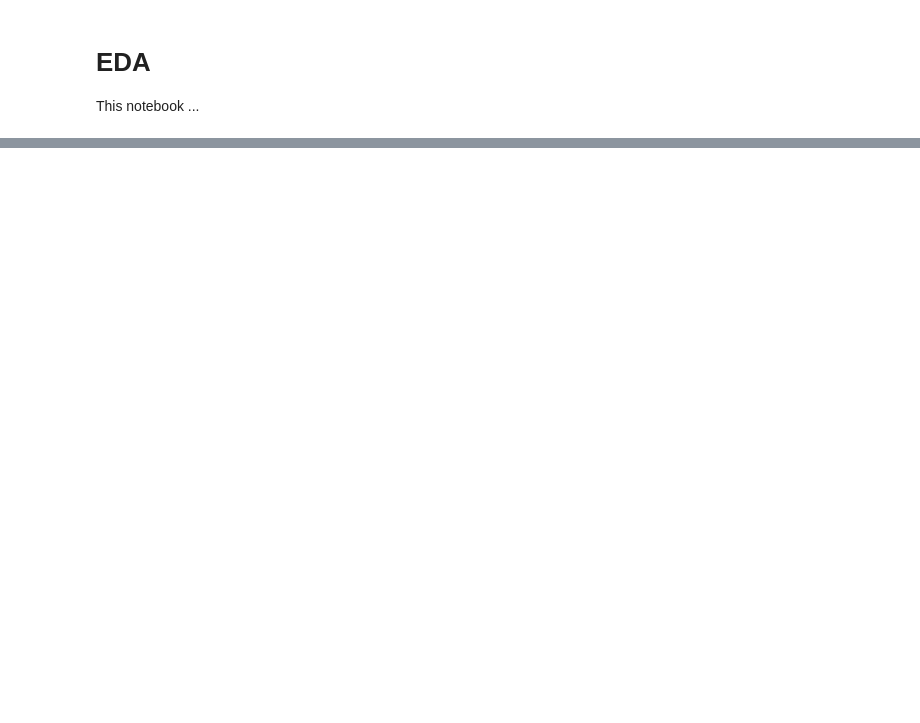
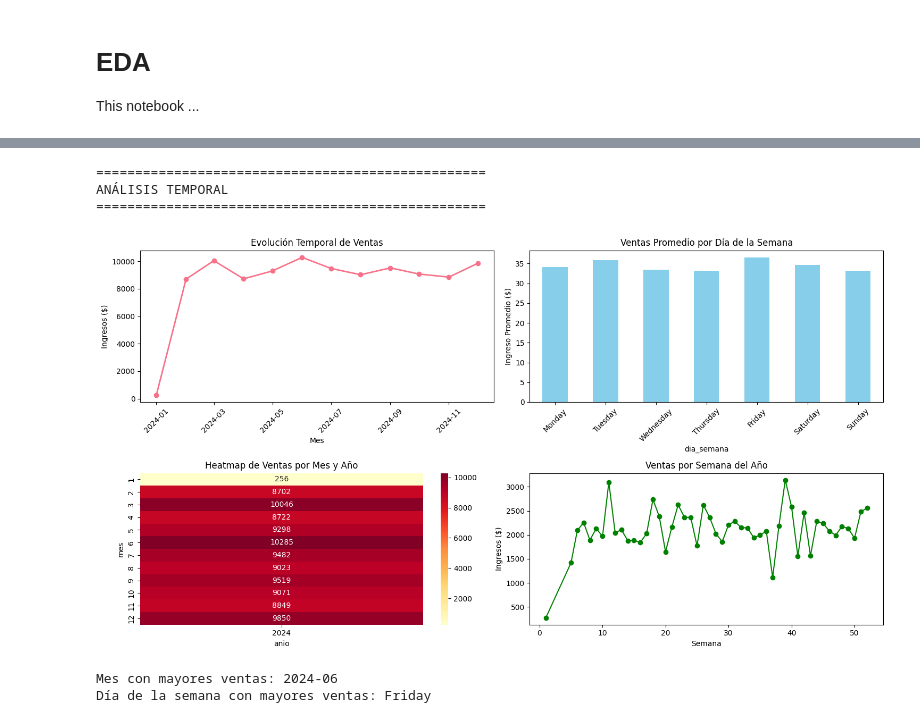
Before and after one commit to SofiaAngelaKnutas/reto_ma2003b, a Jupyter notebook: notebooks/eda.ipynb, the cells around one changed output, grey strips where cells are left out. Cells and saved outputs as stored; diff of their text form; code cells hidden in the pictures; blank space fills up the shorter version.

```diff
--- a/notebooks/eda.ipynb
+++ b/notebooks/eda.ipynb
@@ -19,0 +200,64 @@ FileNotFoundError: [Errno 2] No such file or directory: 'data_cleaned/master.par
+# %%
+# Análisis temporal
+print("=" * 50)
+print("ANÁLISIS TEMPORAL")
+print("=" * 50)
+
+# Ventas por mes - CORREGIDO
+monthly_sales = df.groupby(['anio', 'mes'])['ingreso'].sum().reset_index()
+# CORRECIÓN: Especificar correctamente las columnas para pd.to_datetime()
+monthly_sales['fecha_mes'] = pd.to_datetime({
+    'year': monthly_sales['anio'],
+    'month': monthly_sales['mes'],
+    'day': 1
+})
+plt.figure(figsize=(15, 8))
+
+# Subplot 1: Evolución temporal de ventas
+plt.subplot(2, 2, 1)
+plt.plot(monthly_sales['fecha_mes'], monthly_sales['ingreso'], marker='o', linewidth=2)
+plt.title('Evolución Temporal de Ventas')
+plt.xlabel('Mes')
+plt.ylabel('Ingresos ($)')
+plt.xticks(rotation=45)
+
+# Subplot 2: Ventas por día de la semana
+df['dia_semana'] = df['Fecha'].dt.day_name()
+weekly_sales = df.groupby('dia_semana')['ingreso'].mean()
+# Ordenar días de la semana
+days_order = ['Monday', 'Tuesday', 'Wednesday', 'Thursday', 'Friday', 'Saturday', 'Sunday']
+weekly_sales = weekly_sales.reindex(days_order)
+
+plt.subplot(2, 2, 2)
+weekly_sales.plot(kind='bar', color='skyblue')
+plt.title('Ventas Promedio por Día de la Semana')
+plt.ylabel('Ingreso Promedio ($)')
+plt.xticks(rotation=45)
+
+# Subplot 3: Heatmap de ventas por mes y año
+plt.subplot(2, 2, 3)
+monthly_matrix = df.pivot_table(values='ingreso', index='mes', columns='anio', aggfunc='sum')
+sns.heatmap(monthly_matrix, annot=True, fmt='.0f', cmap='YlOrRd')
+plt.title('Heatmap de Ventas por Mes y Año')
+
+# Subplot 4: Tendencia semanal
+plt.subplot(2, 2, 4)
+weekly_trend = df.groupby('semana')['ingreso'].sum()
+plt.plot(weekly_trend.index, weekly_trend.values, color='green', marker='o')
+plt.title('Ventas por Semana del Año')
+plt.xlabel('Semana')
+plt.ylabel('Ingresos ($)')
+
+plt.tight_layout()
+plt.show()
+
+# Estadísticas temporales
+print(f"Mes con mayores ventas: {monthly_sales.loc[monthly_sales['ingreso'].idxmax(), 'fecha_mes'].strftime('%Y-%m')}")
+print(f"Día de la semana con mayores ventas: {weekly_sales.idxmax()}")
+# %% [output]
+==================================================
+ANÁLISIS TEMPORAL
+==================================================
+[figure, added]
+Mes con mayores ventas: 2024-06
+Día de la semana con mayores ventas: Friday
```
Also changed, not shown: parts of 17 cells of this notebook, 3 other files.
